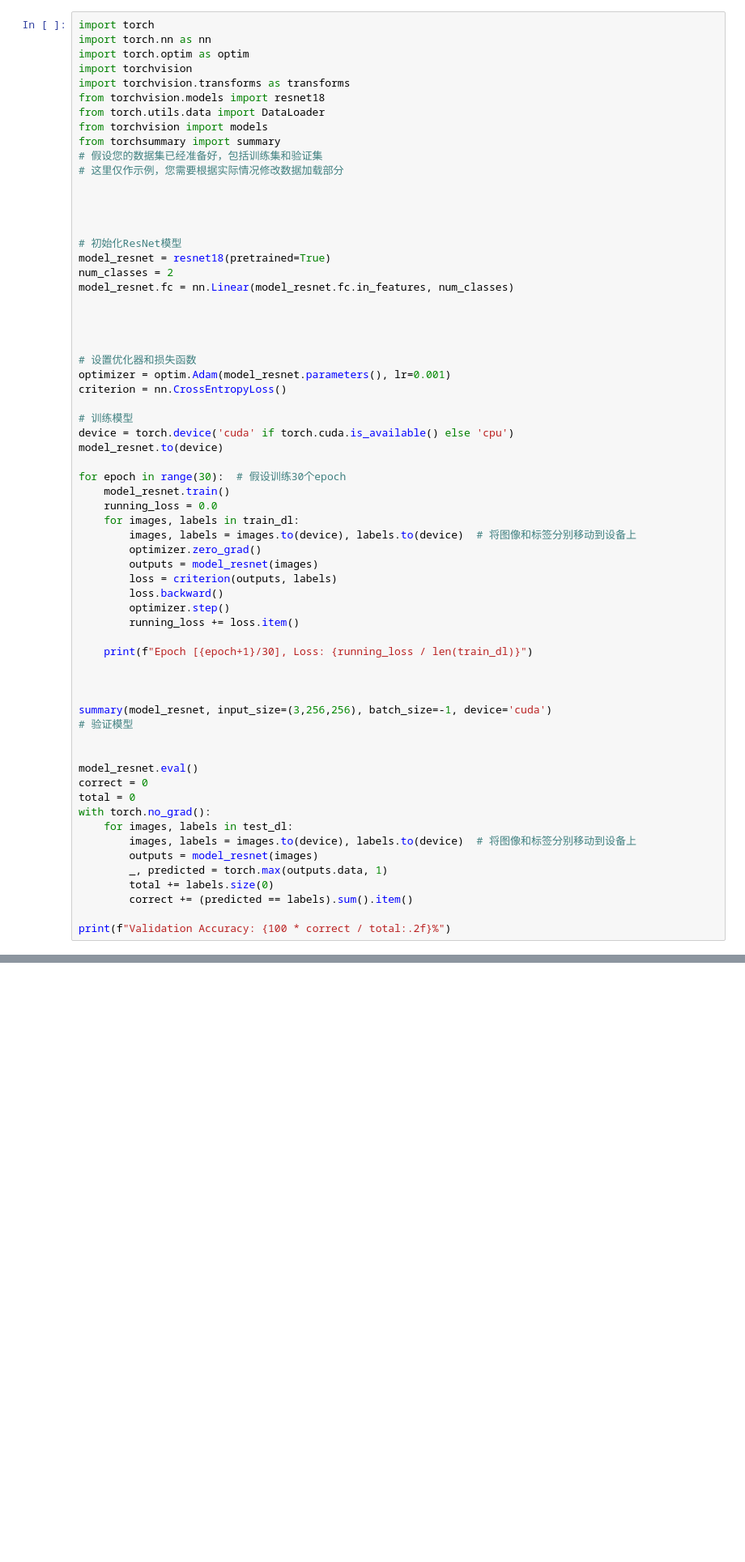
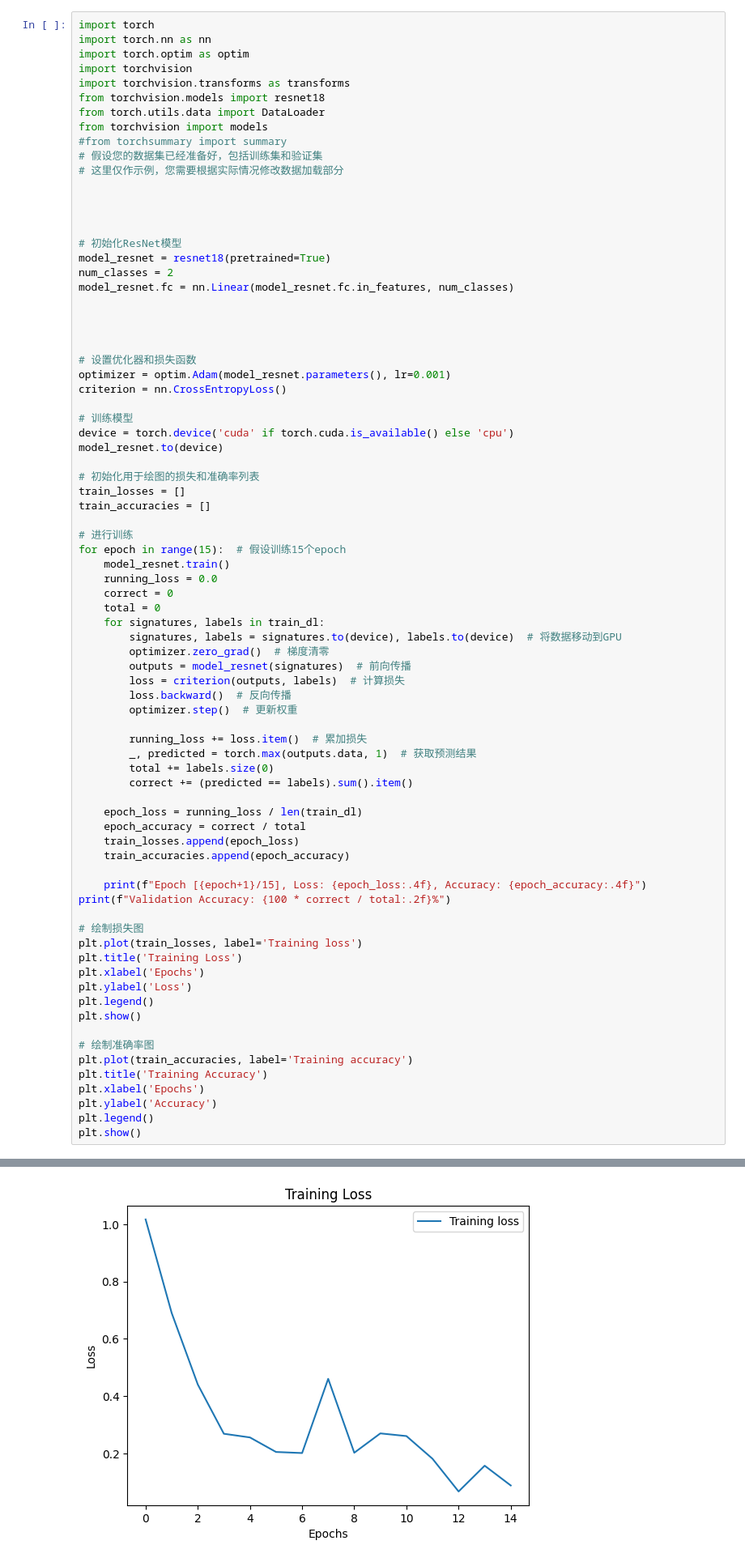
Before and after one commit to Lycho556/AML_LAB, a Jupyter notebook: Compare_fun/img_train.ipynb, the cells around one changed output, grey strips where cells are left out. Shown at 81% size. Drawn from its saved outputs; the diff is of its cells as text; blank space fills up the shorter version.

```diff
--- a/Compare_fun/img_train.ipynb
+++ b/Compare_fun/img_train.ipynb
@@ -153,7 +151,7 @@ import torchvision.transforms as transforms
 from torchvision.models import resnet18
 from torch.utils.data import DataLoader
 from torchvision import models
-from torchsummary import summary
+#from torchsummary import summary
 # 假设您的数据集已经准备好，包括训练集和验证集
 # 这里仅作示例，您需要根据实际情况修改数据加载部分
 
@@ -176,36 +174,50 @@ criterion = nn.CrossEntropyLoss()
 device = torch.device('cuda' if torch.cuda.is_available() else 'cpu')
 model_resnet.to(device)
 
-for epoch in range(30):  # 假设训练30个epoch
+# 初始化用于绘图的损失和准确率列表
+train_losses = []
+train_accuracies = []
+
+# 进行训练
+for epoch in range(15):  # 假设训练15个epoch
     model_resnet.train()
     running_loss = 0.0
-    for images, labels in train_dl:
-        images, labels = images.to(device), labels.to(device)  # 将图像和标签分别移动到设备上
-        optimizer.zero_grad()
-        outputs = model_resnet(images)
-        loss = criterion(outputs, labels)
-        loss.backward()
-        optimizer.step()
-        running_loss += loss.item()
+    correct = 0
+    total = 0
+    for signatures, labels in train_dl:
+        signatures, labels = signatures.to(device), labels.to(device)  # 将数据移动到GPU
+        optimizer.zero_grad()  # 梯度清零
+        outputs = model_resnet(signatures)  # 前向传播
+        loss = criterion(outputs, labels)  # 计算损失
+        loss.backward()  # 反向传播
+        optimizer.step()  # 更新权重
 
-    print(f"Epoch [{epoch+1}/30], Loss: {running_loss / len(train_dl)}")
-
-
-
-summary(model_resnet, input_size=(3,256,256), batch_size=-1, device='cuda')
-# 验证模型
-
-
-model_resnet.eval()
-correct = 0
-total = 0
-with torch.no_grad():
-    for images, labels in test_dl:
-        images, labels = images.to(device), labels.to(device)  # 将图像和标签分别移动到设备上
-        outputs = model_resnet(images)
-        _, predicted = torch.max(outputs.data, 1)
+        running_loss += loss.item()  # 累加损失
+        _, predicted = torch.max(outputs.data, 1)  # 获取预测结果
         total += labels.size(0)
         correct += (predicted == labels).sum().item()
 
+    epoch_loss = running_loss / len(train_dl)
+    epoch_accuracy = correct / total
+    train_losses.append(epoch_loss)
+    train_accuracies.append(epoch_accuracy)
+
+    print(f"Epoch [{epoch+1}/15], Loss: {epoch_loss:.4f}, Accuracy: {epoch_accuracy:.4f}")
 print(f"Validation Accuracy: {100 * correct / total:.2f}%")
+
+# 绘制损失图
+plt.plot(train_losses, label='Training loss')
+plt.title('Training Loss')
+plt.xlabel('Epochs')
+plt.ylabel('Loss')
+plt.legend()
+plt.show()
+
+# 绘制准确率图
+plt.plot(train_accuracies, label='Training accuracy')
+plt.title('Training Accuracy')
+plt.xlabel('Epochs')
+plt.ylabel('Accuracy')
+plt.legend()
+plt.show()
 # %% [output]
@@ -228,0 +240 @@ Validation Accuracy: 58.33%
+[figure, added]
```
Also changed, not shown: parts of 4 cells of this notebook, 1 other file.
